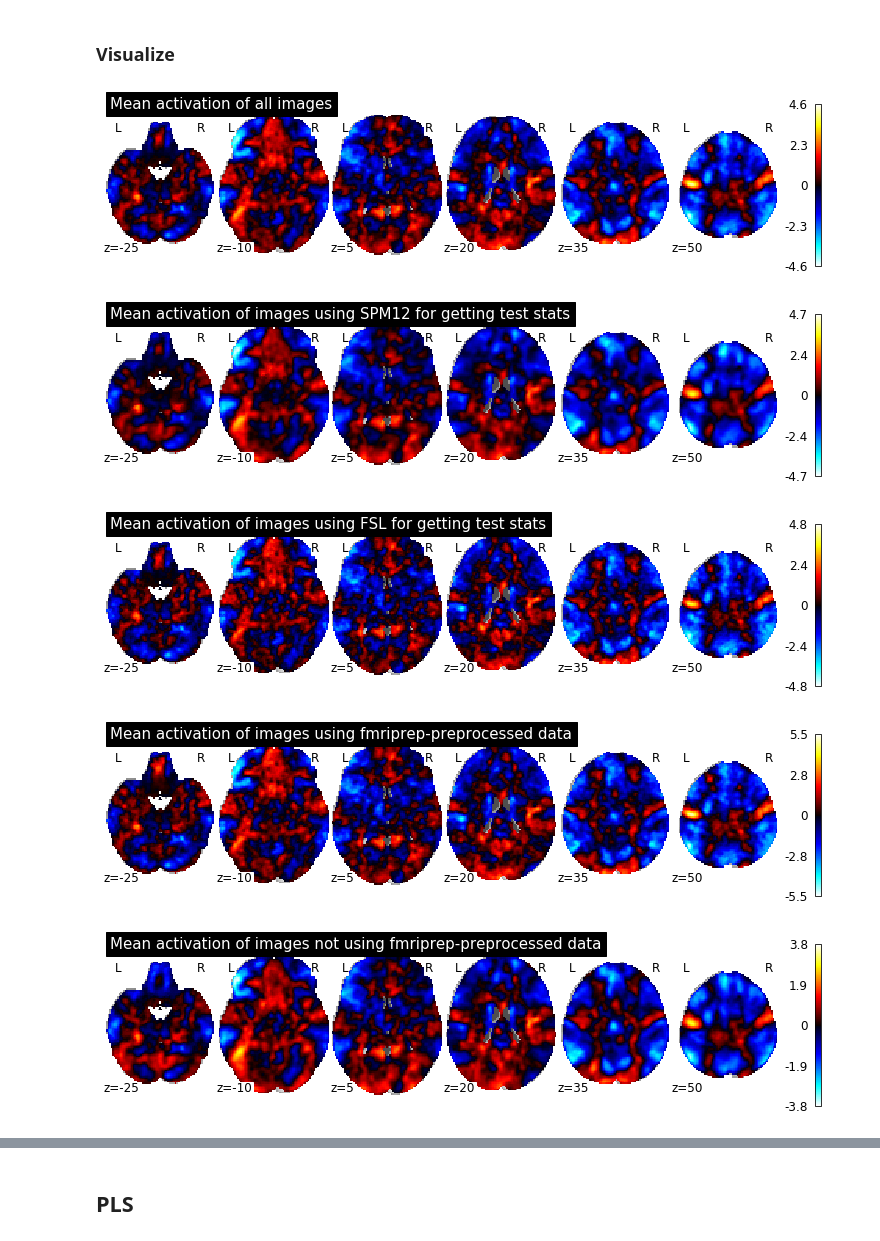
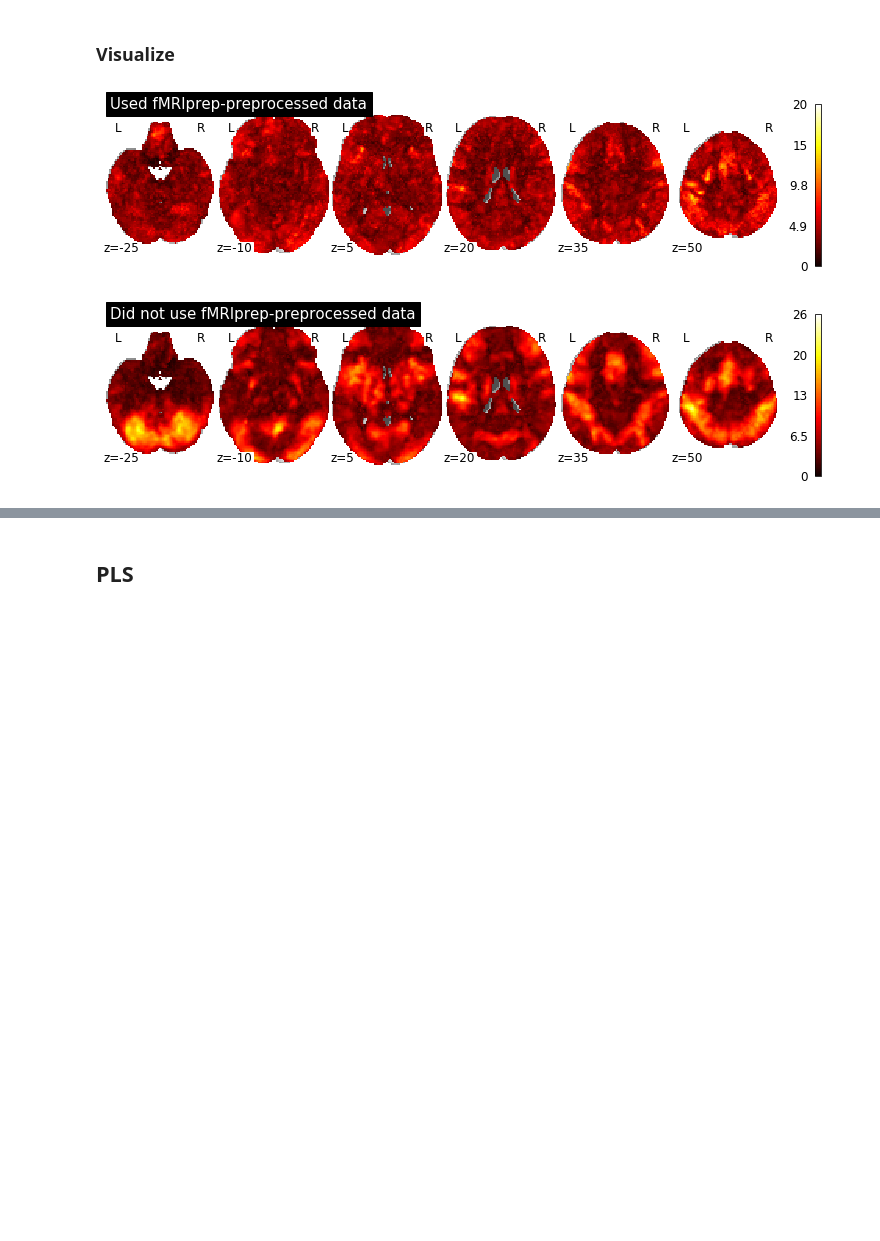
Before and after one commit to koudyk/narps_meta, a Jupyter notebook: analyses/Analysis_I-evaluating_the_problem.ipynb, the cells around one changed output, grey strips where cells are left out. Drawn from its saved outputs; the diff is of its cells as text; code cells hidden in the pictures; blank space fills up the shorter version.

```diff
--- a/analyses/Analysis_I-evaluating_the_problem.ipynb
+++ b/analyses/Analysis_I-evaluating_the_problem.ipynb
@@ -259,40 +263,37 @@ range_fpN = np.abs(np.max(imgs_fpN, axis=team_axis) - np.min(imgs_FSL, axis=team
 # %%
 %matplotlib inline
 order = 'C'
 z_cut_coords = np.arange(-25, 65, 15)
 brain_fig_size = (10,2.5)
 font = {'size'   : 12}
 matplotlib.rc('font', **font)
 
 maps = {
-    'Mean activation of all images': mean_all,
-    'Mean activation of images using SPM12 for getting test stats': mean_SPM12,
-    'Mean activation of images using FSL for getting test stats': mean_FSL,
-    'Mean activation of images using fmriprep-preprocessed data': mean_fpY,
-    'Mean activation of images not using fmriprep-preprocessed data': mean_fpN,
-    'Analytic range of all images': range_all,
-    'Analytic range of images using SPM12 for getting test stats': range_SPM12,
-    'Analytic range of images using FSL for getting test stats': range_FSL,
-    'Analytic range of images using fmriprep-preprocessed data': range_fpY,
-    'Analytic range of images not using fmriprep-preprocessed data': range_fpN,
+    #'Mean activation of all images': mean_all,
+    #'Mean activation of images using SPM12 for getting test stats': mean_SPM12,
+    #'Mean activation of images using FSL for getting test stats': mean_FSL,
+    #'Mean activation of images using fmriprep-preprocessed data': mean_fpY,
+    #'Mean activation of images not using fmriprep-preprocessed data': mean_fpN,
+    #'Analytic range of all images': range_all,
+    #'Analytic range of images using SPM12 for getting test stats': range_SPM12,
+    #'Analytic range of images using FSL for getting test stats': range_FSL,
+    'Used fMRIprep-preprocessed data': range_fpY,
+    'Did not use fMRIprep-preprocessed data': range_fpN,
     #
 }
 
 for name, img in maps.items():
     nii = fun.flat_mat_to_nii(flat_mat=img, ref_niimg=template, order=order)
     plotting.plot_stat_map(nii,
                            title=name,
                            display_mode='z',
                            cut_coords=z_cut_coords,
                            figure=plt.figure(figsize=brain_fig_size))
 
     if save_figs: plt.savefig('../figures/final_figures_paper/results1B_hypo%d_%s.png'\
                                   %(hypothesis, name.replace(' ', '-')))
     #if save_results: nii.to_filename('../data-narps/results1B_hypo%d_%s.nii.gz' \
     #                              %(hypothesis, name.replace(' ', '-')))
 # %% [output]
-[figure, old version]
+[figure, new version]
-[figure, old version]
+[figure, new version]
-[figure, removed]
-[figure, removed]
-[figure, removed]
```
Also changed, not shown: parts of 11 cells of this notebook, 1 other file.
